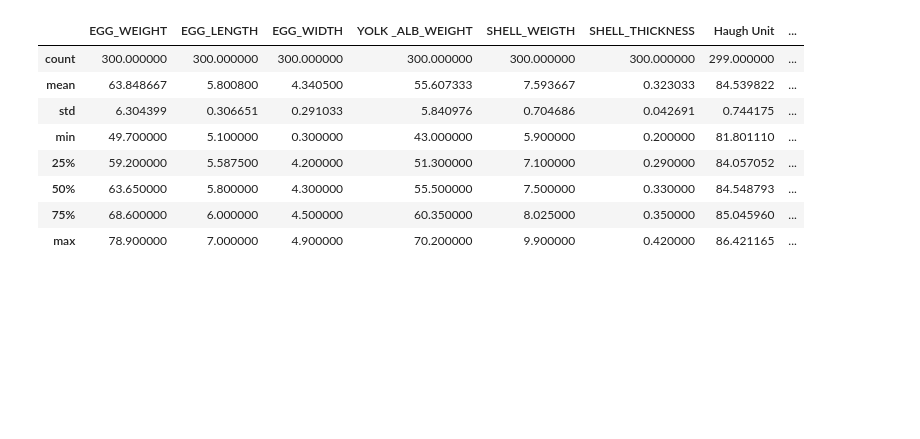
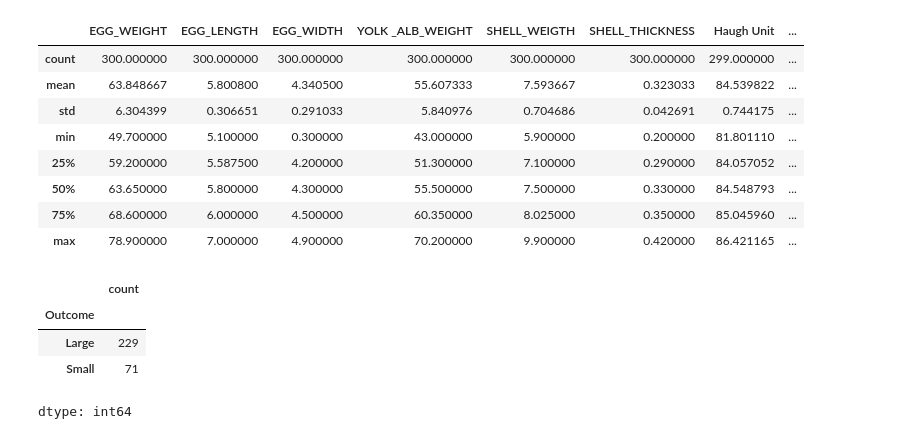
Before and after one commit to chrisseub/ML-Practice-Rep, a Jupyter notebook: EGG_SIZE_PREDICTION.ipynb, the cells around one changed output. Drawn from its saved outputs; the diff is of its cells as text; code cells hidden in the pictures; blank space fills up the shorter version.

```diff
--- a/EGG_SIZE_PREDICTION.ipynb
+++ b/EGG_SIZE_PREDICTION.ipynb
@@ -39,3 +42,11 @@ Egg_Traits.describe() #For some descriptive statistics
 | 50% | 63.650000 | 5.800000 | 4.300000 | 55.500000 | 7.500000 | 0.330000 | 84.548793 | ... |
 | 75% | 68.600000 | 6.000000 | 4.500000 | 60.350000 | 8.025000 | 0.350000 | 85.045960 | ... |
 | max | 78.900000 | 7.000000 | 4.900000 | 70.200000 | 9.900000 | 0.420000 | 86.421165 | ... |
+# %%
+Egg_Traits['Outcome'].value_counts()
+# %% [output]
+|  | count |
+| Outcome |  |
+| Large | 229 |
+| Small | 71 |
+dtype: int64
```
Also changed, not shown: parts of 11 cells of this notebook.
